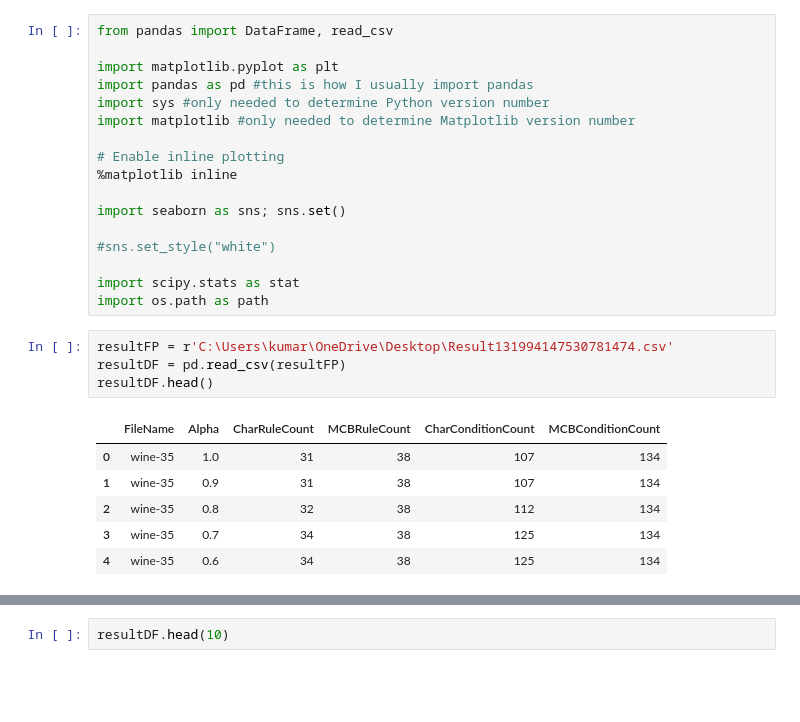
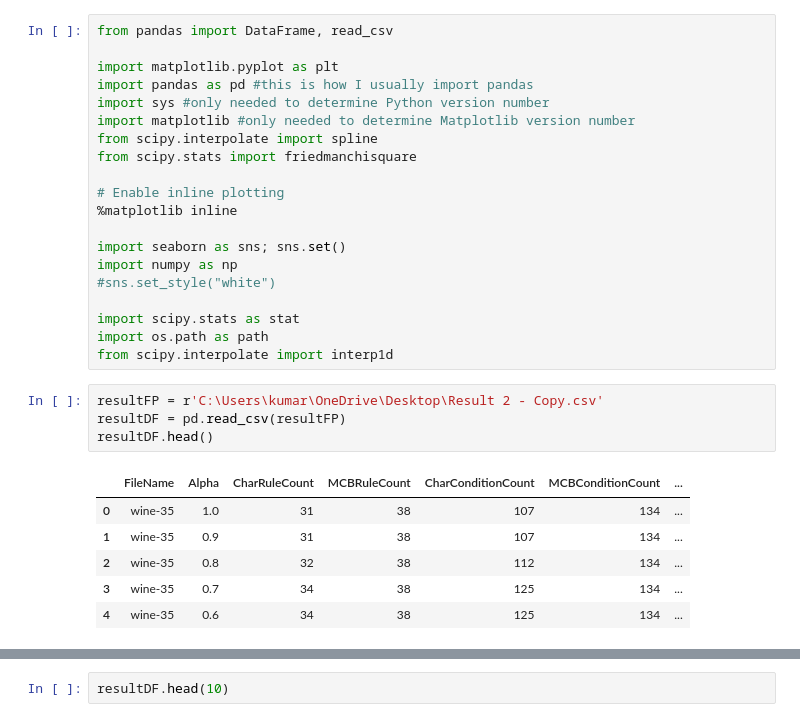
Before and after one commit to nareshkumar66675/CharMax, a Jupyter notebook: Notebook/CharMaxGraphs.ipynb, the cells around one changed output, grey strips where cells are left out. Cells and saved outputs as stored; diff of their text form; blank space fills up the shorter version.

```diff
--- a/Notebook/CharMaxGraphs.ipynb
+++ b/Notebook/CharMaxGraphs.ipynb
@@ -5,26 +5,29 @@ import matplotlib.pyplot as plt
 import pandas as pd #this is how I usually import pandas
 import sys #only needed to determine Python version number
 import matplotlib #only needed to determine Matplotlib version number
+from scipy.interpolate import spline
+from scipy.stats import friedmanchisquare
 
 # Enable inline plotting
 %matplotlib inline
 
 import seaborn as sns; sns.set()
-
+import numpy as np
 #sns.set_style("white")
 
 import scipy.stats as stat
 import os.path as path
+from scipy.interpolate import interp1d
 # %%
-resultFP = r'C:\Users\kumar\OneDrive\Desktop\Result131994147530781474.csv'
+resultFP = r'C:\Users\kumar\OneDrive\Desktop\Result 2 - Copy.csv'
 resultDF = pd.read_csv(resultFP)
 resultDF.head()
 # %% [output]
-|  | FileName | Alpha | CharRuleCount | MCBRuleCount | CharConditionCount | MCBConditionCount |
-| 0 | wine-35 | 1.0 | 31 | 38 | 107 | 134 |
-| 1 | wine-35 | 0.9 | 31 | 38 | 107 | 134 |
-| 2 | wine-35 | 0.8 | 32 | 38 | 112 | 134 |
-| 3 | wine-35 | 0.7 | 34 | 38 | 125 | 134 |
-| 4 | wine-35 | 0.6 | 34 | 38 | 125 | 134 |
+|  | FileName | Alpha | CharRuleCount | MCBRuleCount | CharConditionCount | MCBConditionCount | ... |
+| 0 | wine-35 | 1.0 | 31 | 38 | 107 | 134 | ... |
+| 1 | wine-35 | 0.9 | 31 | 38 | 107 | 134 | ... |
+| 2 | wine-35 | 0.8 | 32 | 38 | 112 | 134 | ... |
+| 3 | wine-35 | 0.7 | 34 | 38 | 125 | 134 | ... |
+| 4 | wine-35 | 0.6 | 34 | 38 | 125 | 134 | ... |
 # %%
 graphPath = r'C:\Users\kumar\OneDrive\Documents\Projects\CharMax\CharMax\Graphs'
```
Also changed, not shown: parts of 14 cells of this notebook.
